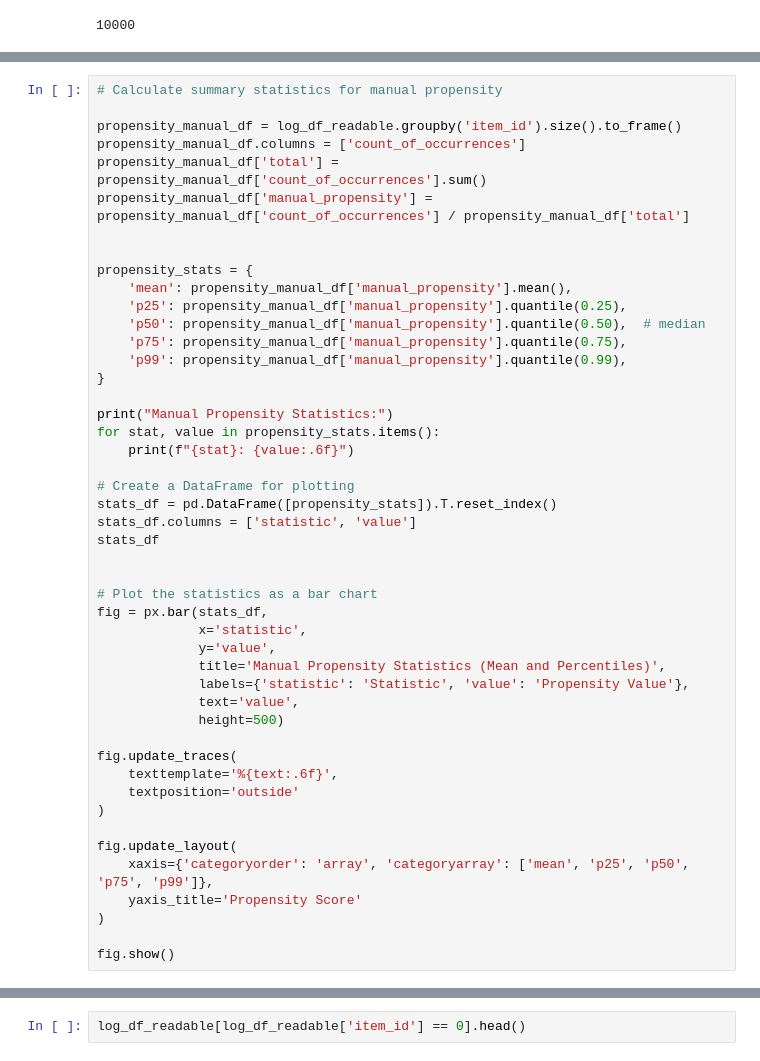
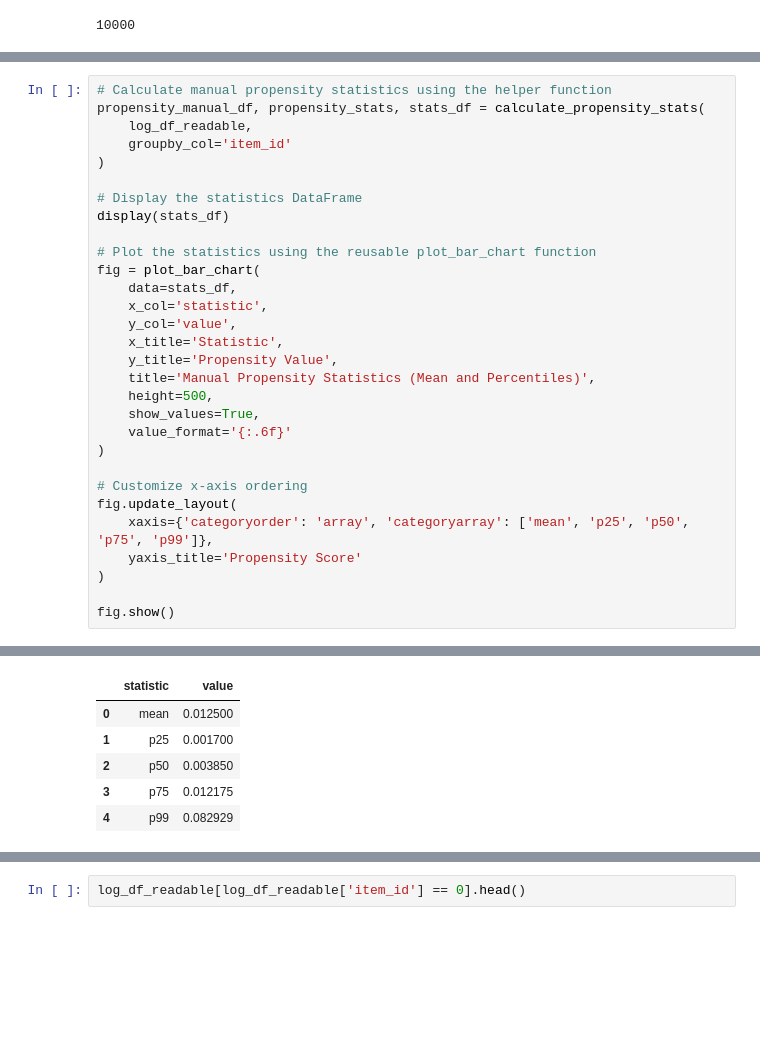
Before and after one commit to armandordorica/OBP_Replication, a Jupyter notebook: offline_policy_toy_example.ipynb, the cells around one changed output, grey strips where cells are left out. Drawn from its saved outputs; the diff is of its cells as text; blank space fills up the shorter version.

```diff
--- a/offline_policy_toy_example.ipynb
+++ b/offline_policy_toy_example.ipynb
@@ -202,44 +242,27 @@ len(log_df_readable)
 # %%
-# Calculate summary statistics for manual propensity
-
-propensity_manual_df = log_df_readable.groupby('item_id').size().to_frame()
-propensity_manual_df.columns = ['count_of_occurrences']
-propensity_manual_df['total'] = propensity_manual_df['count_of_occurrences'].sum()
-propensity_manual_df['manual_propensity'] = propensity_manual_df['count_of_occurrences'] / propensity_manual_df['total']
-
-
-propensity_stats = {
-    'mean': propensity_manual_df['manual_propensity'].mean(),
-    'p25': propensity_manual_df['manual_propensity'].quantile(0.25),
-    'p50': propensity_manual_df['manual_propensity'].quantile(0.50),  # median
-    'p75': propensity_manual_df['manual_propensity'].quantile(0.75),
-    'p99': propensity_manual_df['manual_propensity'].quantile(0.99),
-}
-
-print("Manual Propensity Statistics:")
-for stat, value in propensity_stats.items():
-    print(f"{stat}: {value:.6f}")
-
-# Create a DataFrame for plotting
-stats_df = pd.DataFrame([propensity_stats]).T.reset_index()
-stats_df.columns = ['statistic', 'value']
-stats_df
-
-
-# Plot the statistics as a bar chart
-fig = px.bar(stats_df,
-             x='statistic',
-             y='value',
-             title='Manual Propensity Statistics (Mean and Percentiles)',
-             labels={'statistic': 'Statistic', 'value': 'Propensity Value'},
-             text='value',
-             height=500)
-
-fig.update_traces(
-    texttemplate='%{text:.6f}',
-    textposition='outside'
+# Calculate manual propensity statistics using the helper function
+propensity_manual_df, propensity_stats, stats_df = calculate_propensity_stats(
+    log_df_readable,
+    groupby_col='item_id'
 )
 
+# Display the statistics DataFrame
+display(stats_df)
+
+# Plot the statistics using the reusable plot_bar_chart function
+fig = plot_bar_chart(
+    data=stats_df,
+    x_col='statistic',
+    y_col='value',
+    x_title='Statistic',
+    y_title='Propensity Value',
+    title='Manual Propensity Statistics (Mean and Percentiles)',
+    height=500,
+    show_values=True,
+    value_format='{:.6f}'
+)
+
+# Customize x-axis ordering
 fig.update_layout(
     xaxis={'categoryorder': 'array', 'categoryarray': ['mean', 'p25', 'p50', 'p75', 'p99']},
     yaxis_title='Propensity Score'
@@ -256 +279,7 @@ p99: 0.082929
+|  | statistic | value |
+| 0 | mean | 0.012500 |
+| 1 | p25 | 0.001700 |
+| 2 | p50 | 0.003850 |
+| 3 | p75 | 0.012175 |
+| 4 | p99 | 0.082929 |
 # %%
```
Also changed, not shown: parts of 7 cells of this notebook, 1 other file.
